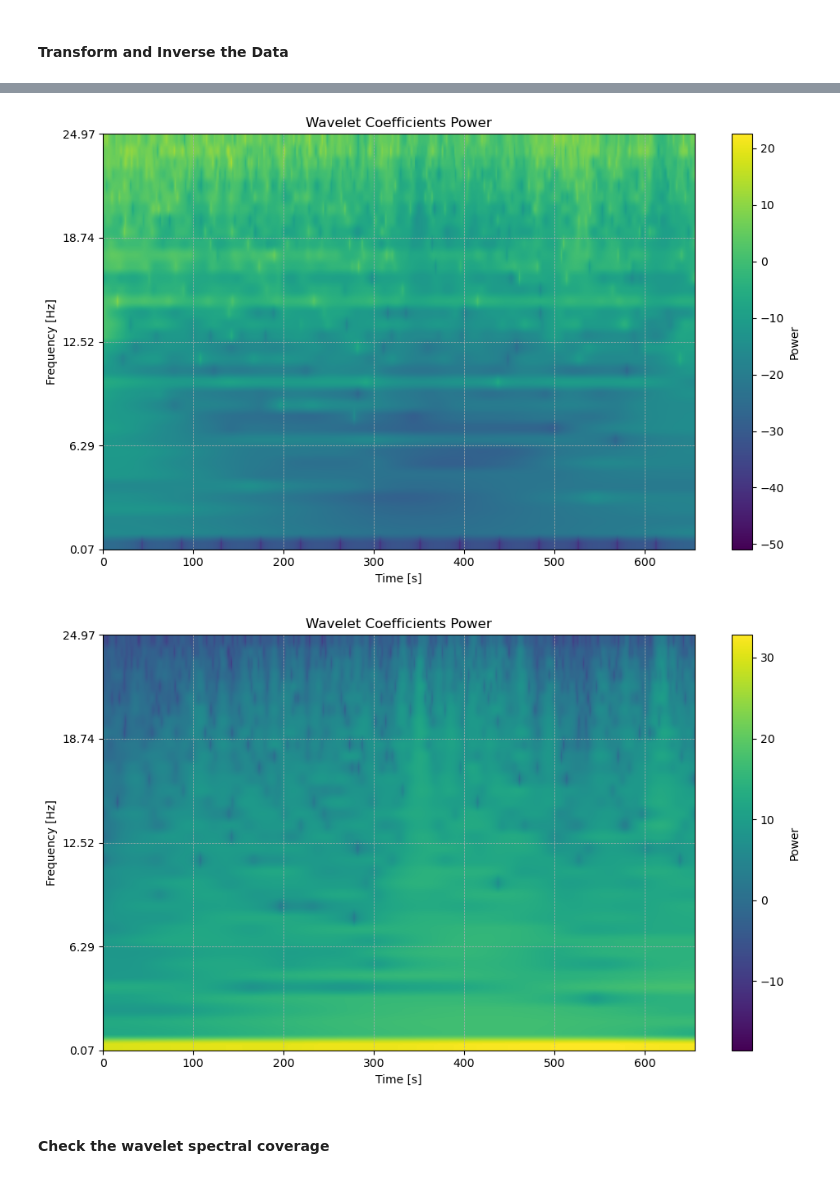
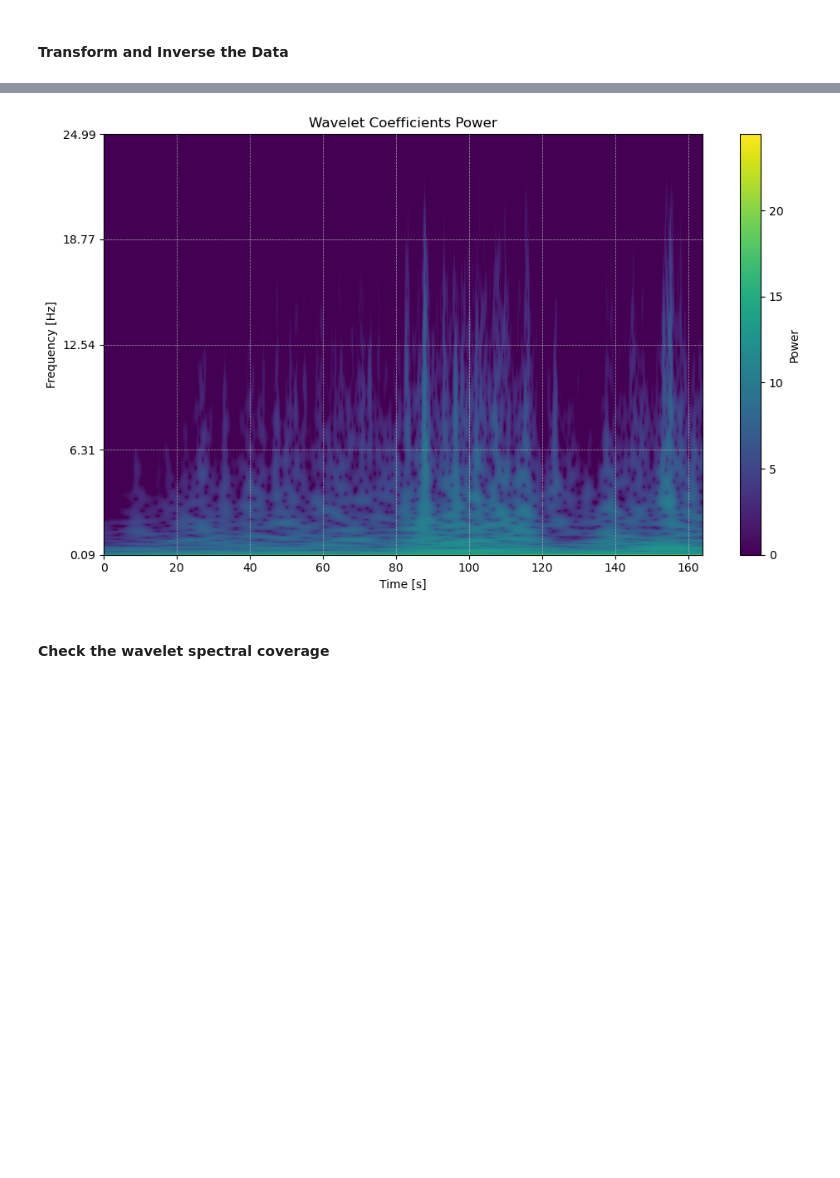
Before and after one commit to aphoffmann/InvertibleWavelets, a Jupyter notebook: ExampleUsage.ipynb, the cells around one changed output, grey strips where cells are left out. Saved outputs shown, nothing was run; the diff lists cells and outputs as text; code cells hidden in the pictures; blank space fills up the shorter version.

```diff
--- a/ExampleUsage.ipynb
+++ b/ExampleUsage.ipynb
@@ -75,10 +64,7 @@ Reconstruction error: 0.14965315503396392
-# %%
-coeff_res = transform.forward(data-reconstructed)
-transform.power_scalogram(coeff_res / (coefficients.conj()))
-transform.power_scalogram(coefficients)
-# %% [output]
-[figure, removed]
-[figure, removed]
+# %%
+transform.scalogram(coefficients, vmin=0)
+# %% [output]
+[figure, added]
 # %% [markdown]
 #### Check the wavelet spectral coverage
 # %% [markdown]
```
Also changed, not shown: parts of 11 cells of this notebook, 3 other files.
